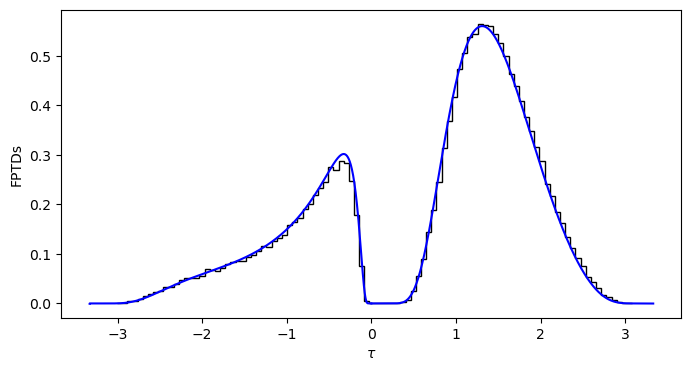
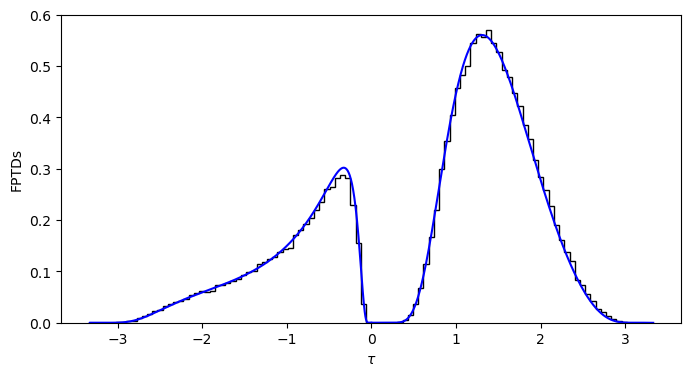
The change to this notebook cell's code, shown as a diff; its figure went from the first image to the second:
--- before
+++ after
@@ -9,4 +9,5 @@
 ax.plot(ts, upper_fptds, c='b')
 ax.plot(-ts, lower_fptds, c='b')
+ax.set_ylim(0, 0.6)
 ax.set_xlabel(r"$\tau$")
 ax.set_ylabel("FPTDs")

Commit: rerun notebooks under new API